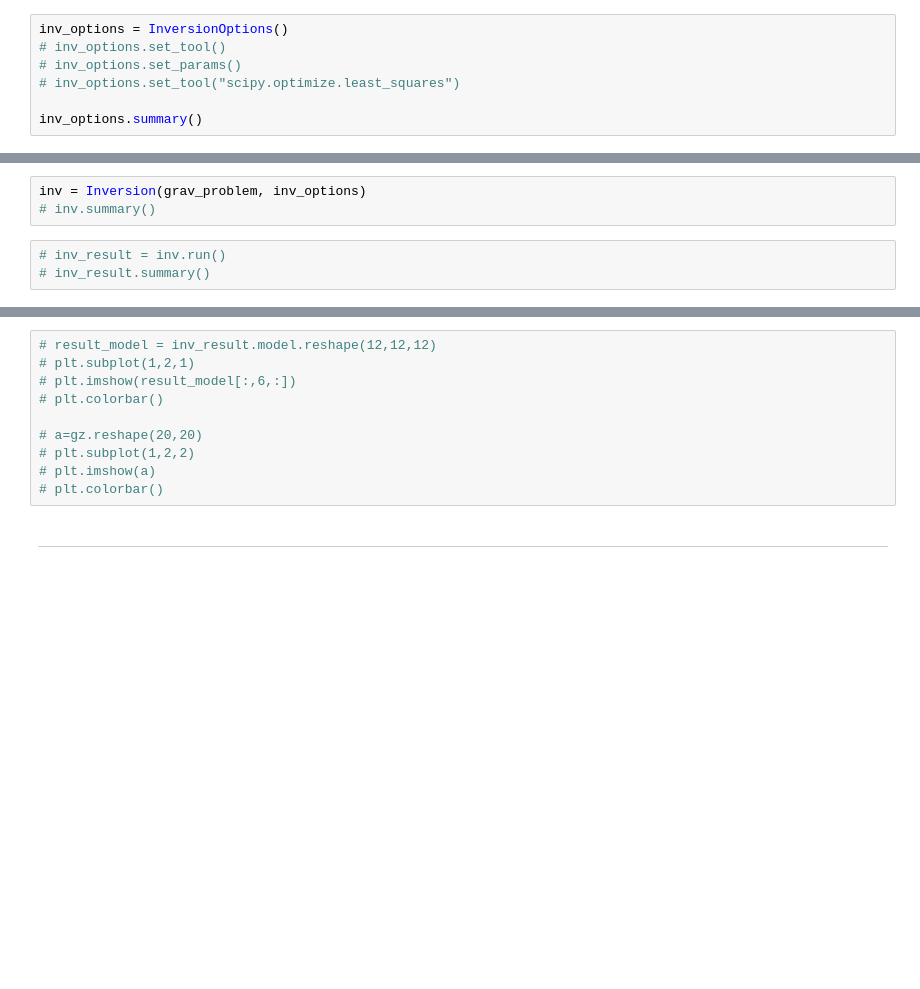
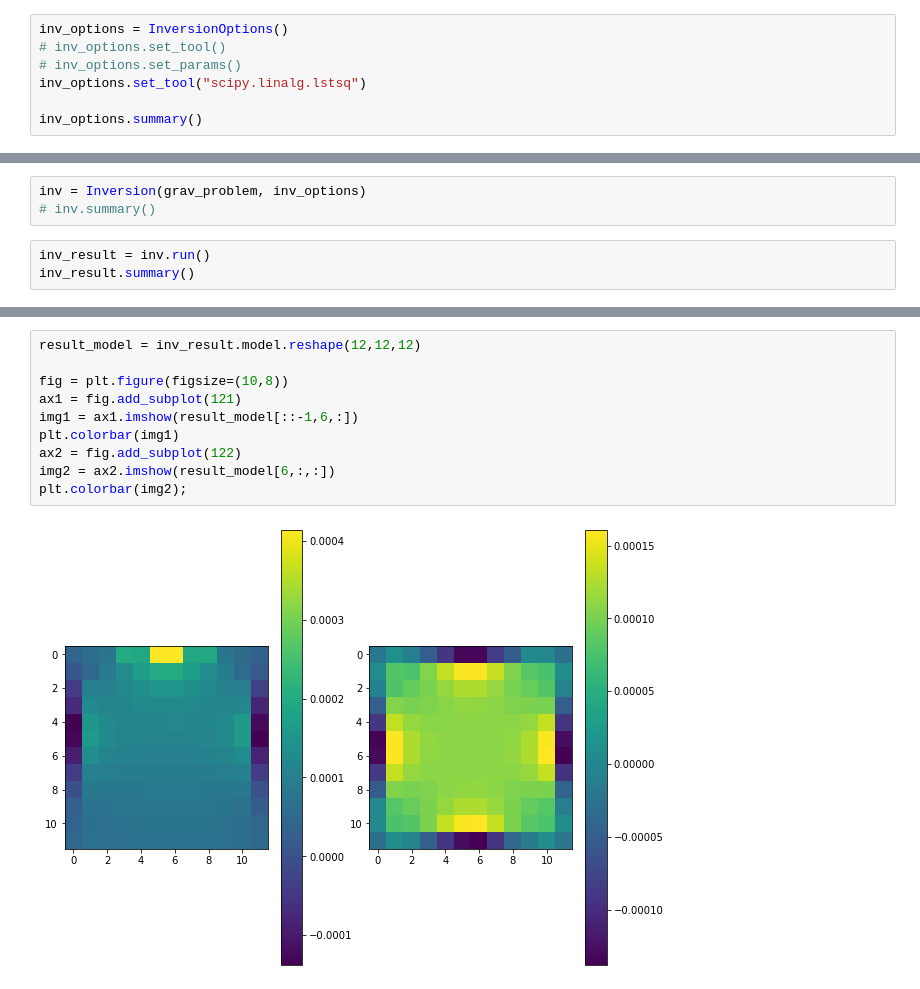
Before and after one commit to inlab-geo/espresso, a Jupyter notebook: notebooks/gravity_density.ipynb, the cells around one changed output, grey strips where cells are left out. Cells and saved outputs as stored; diff of their text form; blank space fills up the shorter version.

```diff
--- a/notebooks/gravity_density.ipynb
+++ b/notebooks/gravity_density.ipynb
@@ -323,7 +323,7 @@ List of functions/properties not set by you
 inv_options = InversionOptions()
 # inv_options.set_tool()
 # inv_options.set_params()
-# inv_options.set_tool("scipy.optimize.least_squares")
+inv_options.set_tool("scipy.linalg.lstsq")
 
 inv_options.summary()
 # %% [output]
@@ -346,5 +345,5 @@ Use `suggest_solver_params()` to check required/optional solver-specific paramet
 inv = Inversion(grav_problem, inv_options)
 # inv.summary()
 # %%
-# inv_result = inv.run()
-# inv_result.summary()
+inv_result = inv.run()
+inv_result.summary()
@@ -351,12 +368,12 @@ inv = Inversion(grav_problem, inv_options)
 # %%
-# result_model = inv_result.model.reshape(12,12,12)
-# plt.subplot(1,2,1)
-# plt.imshow(result_model[:,6,:])
-# plt.colorbar()
+result_model = inv_result.model.reshape(12,12,12)
 
-# a=gz.reshape(20,20)
-# plt.subplot(1,2,2)
-# plt.imshow(a)
-# plt.colorbar()
+fig = plt.figure(figsize=(10,8))
+ax1 = fig.add_subplot(121)
+img1 = ax1.imshow(result_model[::-1,6,:])
+plt.colorbar(img1)
+ax2 = fig.add_subplot(122)
+img2 = ax2.imshow(result_model[6,:,:])
+plt.colorbar(img2);
+# %% [output]
+[figure, added]
-# %% [markdown]
----
```
Also changed, not shown: parts of 3 cells of this notebook, 1 other file.
